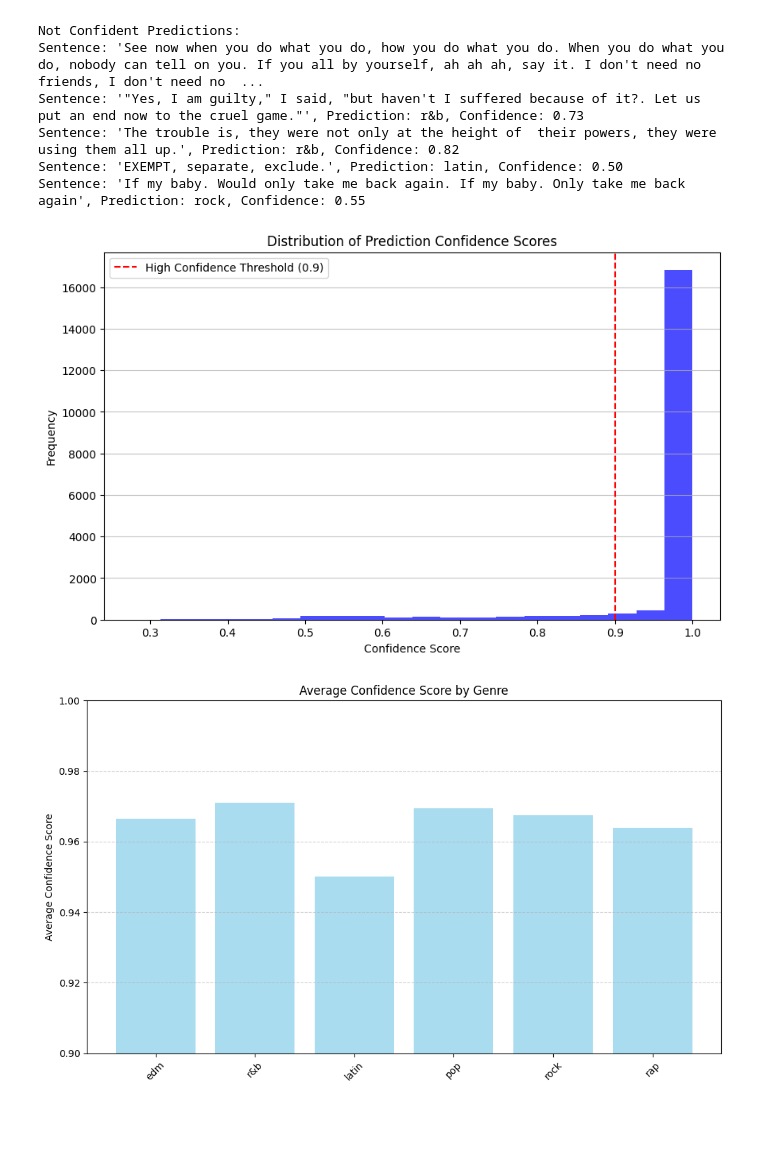
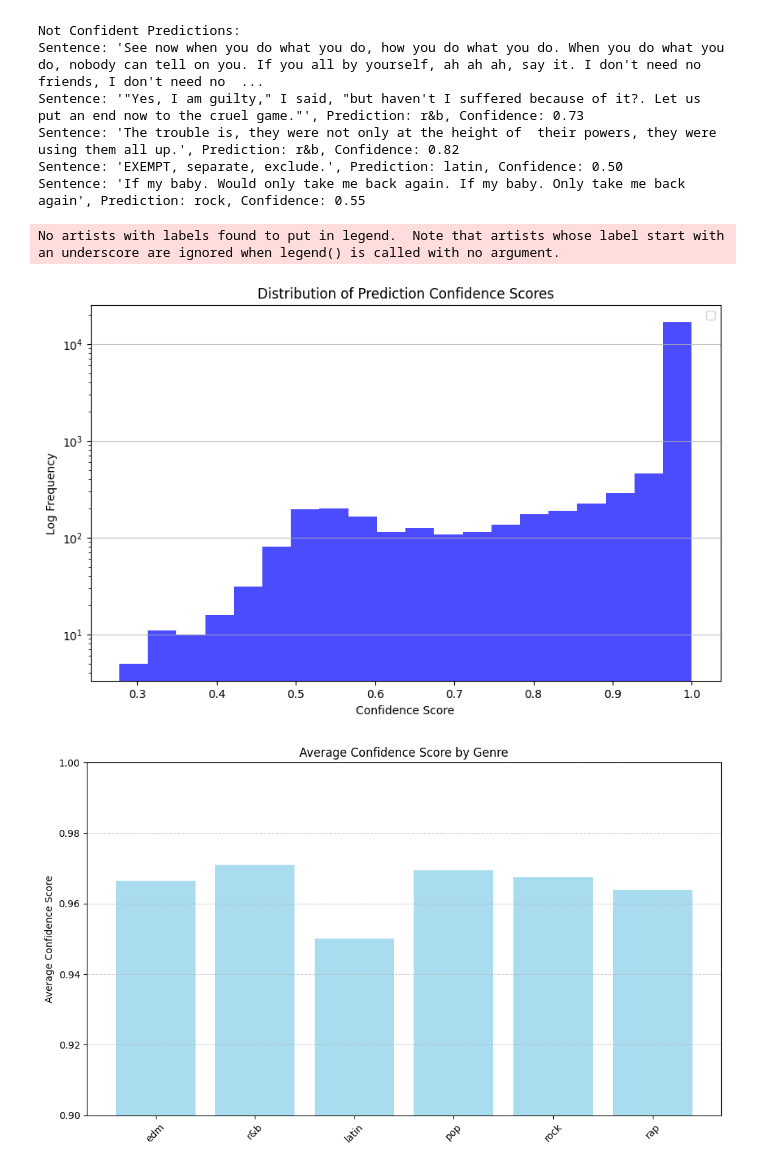
Before and after one commit to RaykKretzschmar/LyricGenrePrediction, a Jupyter notebook: 03_ModelAnalysis.ipynb, the cells around one changed output. Cells and saved outputs as stored; diff of their text form; code cells hidden in the pictures; blank space fills up the shorter version.

Commit message:
improve visualization of distribution of confidence scores

```diff
--- a/03_ModelAnalysis.ipynb
+++ b/03_ModelAnalysis.ipynb
@@ -475,26 +475,28 @@ Sentence: 'The trouble is, they were not only at the height of  their powers, th
 Sentence: 'EXEMPT, separate, exclude.', Prediction: latin, Confidence: 0.50
 Sentence: 'If my baby. Would only take me back again. If my baby. Only take me back again', Prediction: rock, Confidence: 0.55
 # %%
+import matplotlib.pyplot as plt
+
 import matplotlib.pyplot as plt
 
 def plot_confidence_distribution(confidence_scores):
     plt.figure(figsize=(10, 6))  # Set the figure size for better readability
-    plt.hist(confidence_scores, bins=20, alpha=0.7, color='blue')  # Create the histogram
+    plt.hist(confidence_scores, bins=20, alpha=0.7, color='blue', log=True)  # Enable logarithmic scale
     plt.title('Distribution of Prediction Confidence Scores')  # Set the title of the histogram
     plt.xlabel('Confidence Score')  # Label the x-axis as "Confidence Score"
-    plt.ylabel('Frequency')  # Label the y-axis as "Frequency"
+    plt.ylabel('Log Frequency')  # Label the y-axis as "Log Frequency"
     plt.grid(axis='y', alpha=0.75)  # Add a grid for better readability
-    plt.axvline(x=0.9, color='red', linestyle='--', label='High Confidence Threshold (0.9)')  # Mark the high confidence threshold
     plt.legend()  # Show the legend to explain the red line
     plt.show()  # Display the histogram
 
 # Assuming you have already calculated the confidence scores using the updated function
 confidence_scores = results["confidence_scores"]  # Use the confidence scores obtained from the function
 
 # Plot the distribution of confidence scores
 plot_confidence_distribution(confidence_scores)
 # %% [output]
+No artists with labels found to put in legend.  Note that artists whose label start with an underscore are ignored when legend() is called with no argument.
-[figure, old version]
+[figure, new version]
 # %%
 def plot_average_confidence_per_genre(confident_predictions, not_confident_predictions):
     # Combine confident and not confident predictions
```
Also changed, not shown: parts of 1 cell of this notebook.
